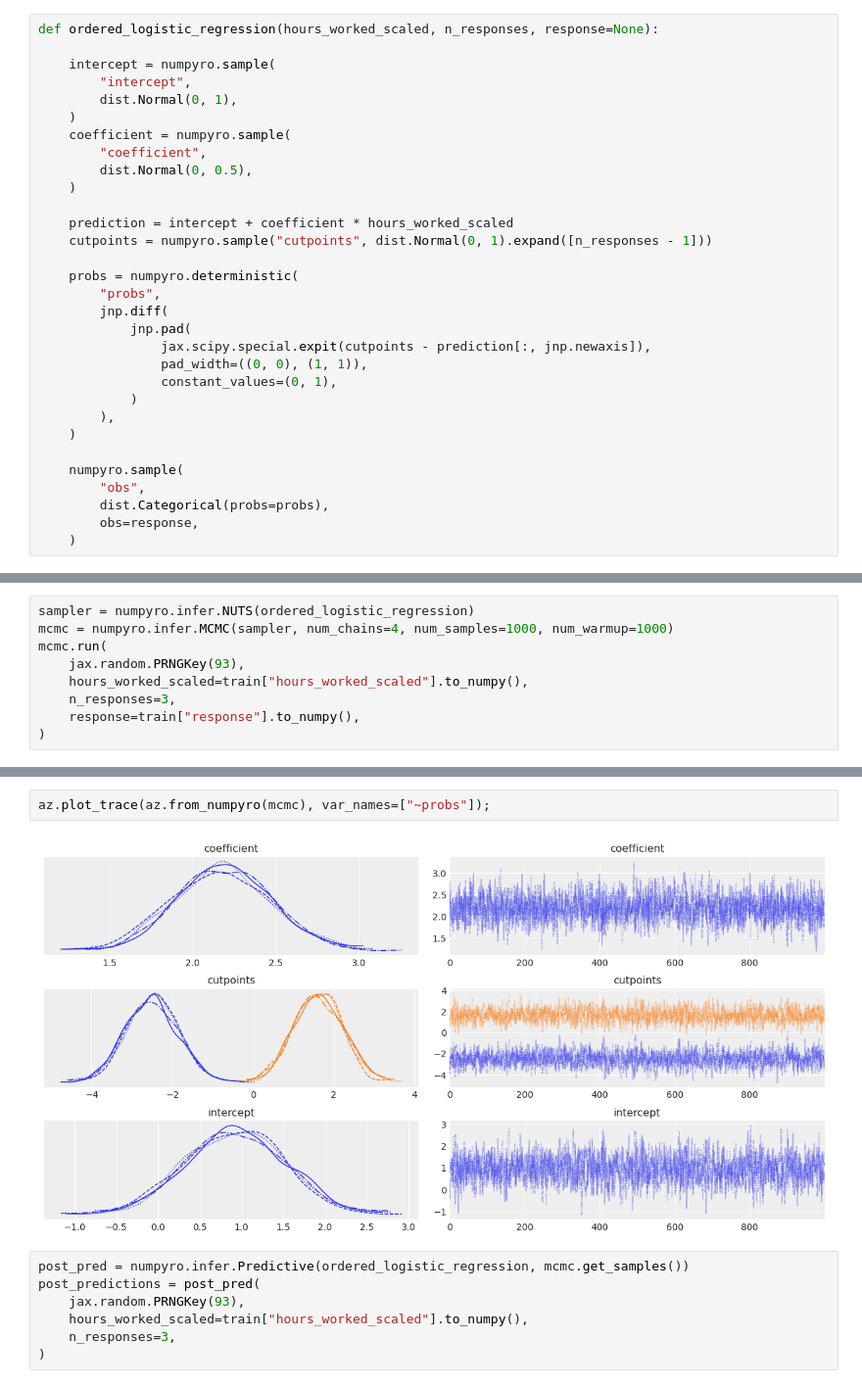
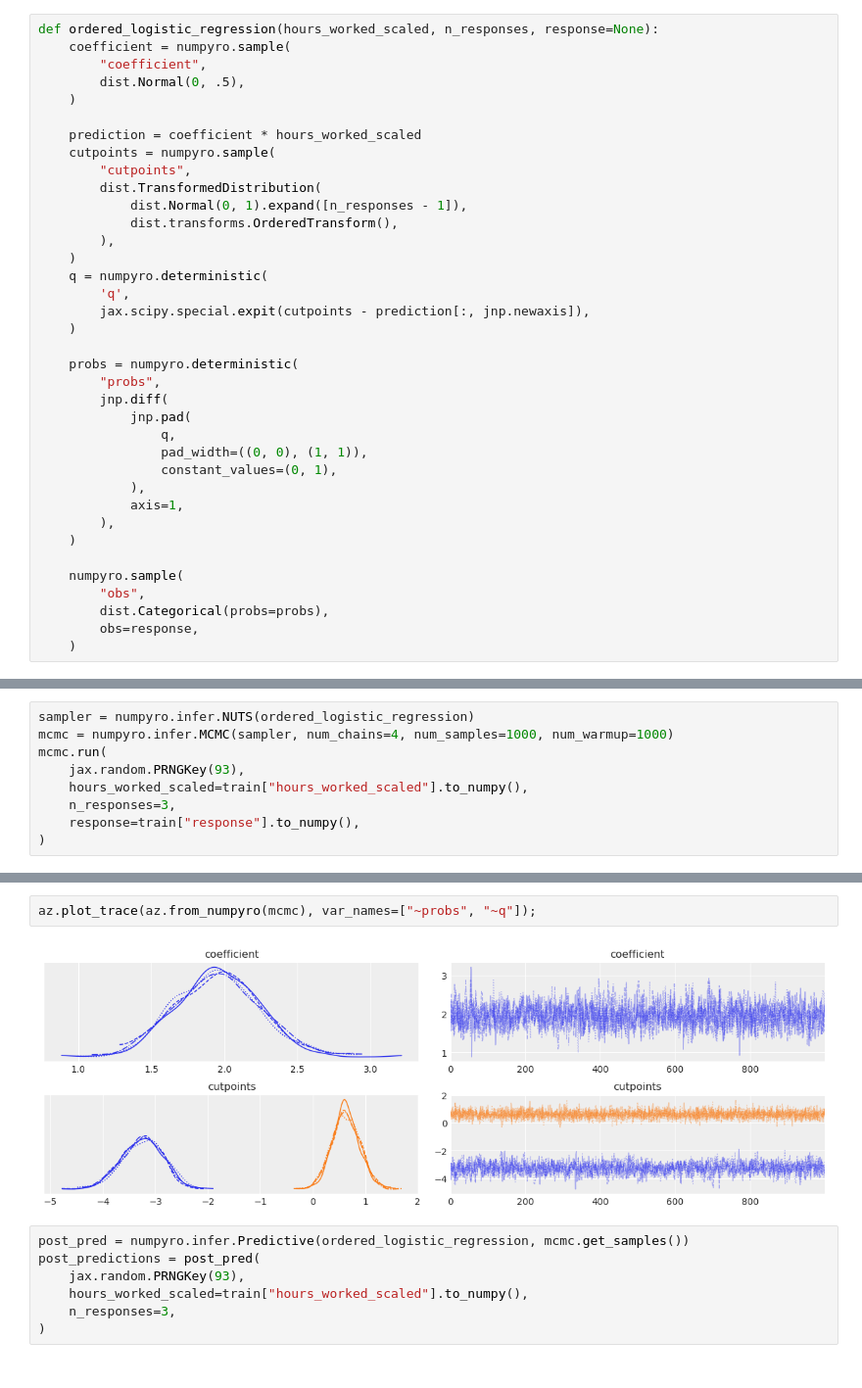
Before and after one commit to MarcoGorelli/pydataglobal-21, a Jupyter notebook: round 2.ipynb, the cells around one changed output, grey strips where cells are left out. Shown at 98% size. Drawn from its saved outputs; the diff is of its cells as text.

```diff
--- a/round 2.ipynb
+++ b/round 2.ipynb
@@ -164,27 +164,33 @@ So, how to predict these `logits`? We have a feature (`hours_worked`), so let's
     logits_1 = cutpoint_1 - prediction
 # %%
 def ordered_logistic_regression(hours_worked_scaled, n_responses, response=None):
-
-    intercept = numpyro.sample(
-        "intercept",
-        dist.Normal(0, 1),
-    )
     coefficient = numpyro.sample(
         "coefficient",
-        dist.Normal(0, 0.5),
+        dist.Normal(0, .5),
     )
 
-    prediction = intercept + coefficient * hours_worked_scaled
-    cutpoints = numpyro.sample("cutpoints", dist.Normal(0, 1).expand([n_responses - 1]))
+    prediction = coefficient * hours_worked_scaled
+    cutpoints = numpyro.sample(
+        "cutpoints",
+        dist.TransformedDistribution(
+            dist.Normal(0, 1).expand([n_responses - 1]),
+            dist.transforms.OrderedTransform(),
+        ),
+    )
+    q = numpyro.deterministic(
+        'q',
+        jax.scipy.special.expit(cutpoints - prediction[:, jnp.newaxis]),
+    )
 
     probs = numpyro.deterministic(
         "probs",
         jnp.diff(
             jnp.pad(
-                jax.scipy.special.expit(cutpoints - prediction[:, jnp.newaxis]),
+                q,
                 pad_width=((0, 0), (1, 1)),
                 constant_values=(0, 1),
-            )
+            ),
+            axis=1,
         ),
     )
 
@@ -231,9 +265,9 @@ mcmc.print_summary()
 
 Number of divergences: 0
 # %%
-az.plot_trace(az.from_numpyro(mcmc), var_names=["~probs"]);
+az.plot_trace(az.from_numpyro(mcmc), var_names=["~probs", "~q"]);
 # %% [output]
-[figure, old version]
+[figure, new version]
 # %%
 post_pred = numpyro.infer.Predictive(ordered_logistic_regression, mcmc.get_samples())
 post_predictions = post_pred(
```
Also changed, not shown: parts of 12 cells of this notebook.
